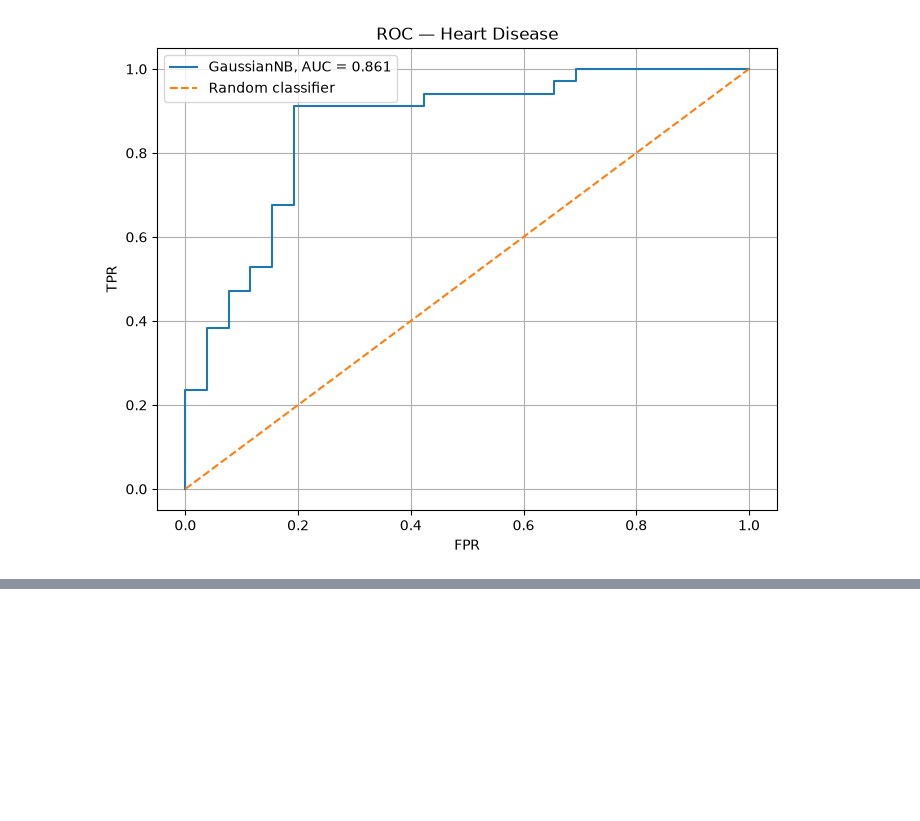
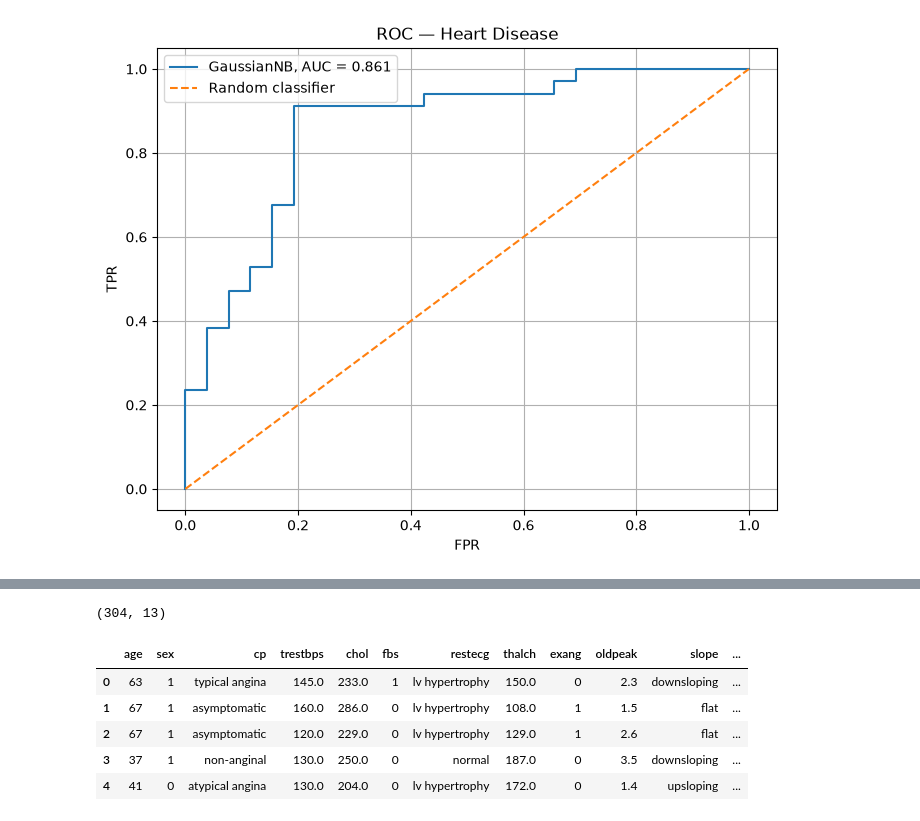
Before and after one commit to gear8mike/ml_examples, a Jupyter notebook: naive_bayes.ipynb, the cells around one changed output, grey strips where cells are left out. Cells and saved outputs as stored; diff of their text form; code cells hidden in the pictures; blank space fills up the shorter version.

```diff
--- a/naive_bayes.ipynb
+++ b/naive_bayes.ipynb
@@ -742,0 +767,3 @@ plt.show()
+# %%
+DATA_PATH = "./data/"
+df = pd.read_csv(join(DATA_PATH, "heart_disease_uci.csv"))
@@ -742,0 +791,12 @@ plt.show()
+# %%
+df_b1 = df[df["dataset"] == "Cleveland"].copy()
+
+# ID has no predictive meaning
+df_b1 = df_b1.drop(columns=["id"])
+
+# Remove exact duplicate records, if any
+print("Duplicates before:", df_b1.duplicated().sum())
+
+df_b1 = df_b1.drop_duplicates().reset_index(drop=True)
+
+print("Shape:", df_b1.shape)
@@ -742,0 +844,29 @@ plt.show()
+# %%
+X_b1 = df_b1.drop(columns=["num", "dataset"]).copy()
+
+#convert only binary variables
+X_b1["sex"] = X_b1["sex"].map({
+    "Male": 1,
+    "Female": 0
+})
+
+X_b1["fbs"] = X_b1["fbs"].map({
+    True: 1,
+    False: 0
+})
+
+X_b1["exang"] = X_b1["exang"].map({
+    True: 1,
+    False: 0
+})
+
+print(X_b1.shape)
+X_b1.head()
+# %% [output]
+(304, 13)
+|  | age | sex | cp | trestbps | chol | fbs | restecg | thalch | exang | oldpeak | slope | ... |
+| 0 | 63 | 1 | typical angina | 145.0 | 233.0 | 1 | lv hypertrophy | 150.0 | 0 | 2.3 | downsloping | ... |
+| 1 | 67 | 1 | asymptomatic | 160.0 | 286.0 | 0 | lv hypertrophy | 108.0 | 1 | 1.5 | flat | ... |
+| 2 | 67 | 1 | asymptomatic | 120.0 | 229.0 | 0 | lv hypertrophy | 129.0 | 1 | 2.6 | flat | ... |
+| 3 | 37 | 1 | non-anginal | 130.0 | 250.0 | 0 | normal | 187.0 | 0 | 3.5 | downsloping | ... |
+| 4 | 41 | 0 | atypical angina | 130.0 | 204.0 | 0 | lv hypertrophy | 172.0 | 0 | 1.4 | upsloping | ... |
```
Also changed, not shown: parts of 33 cells of this notebook.
